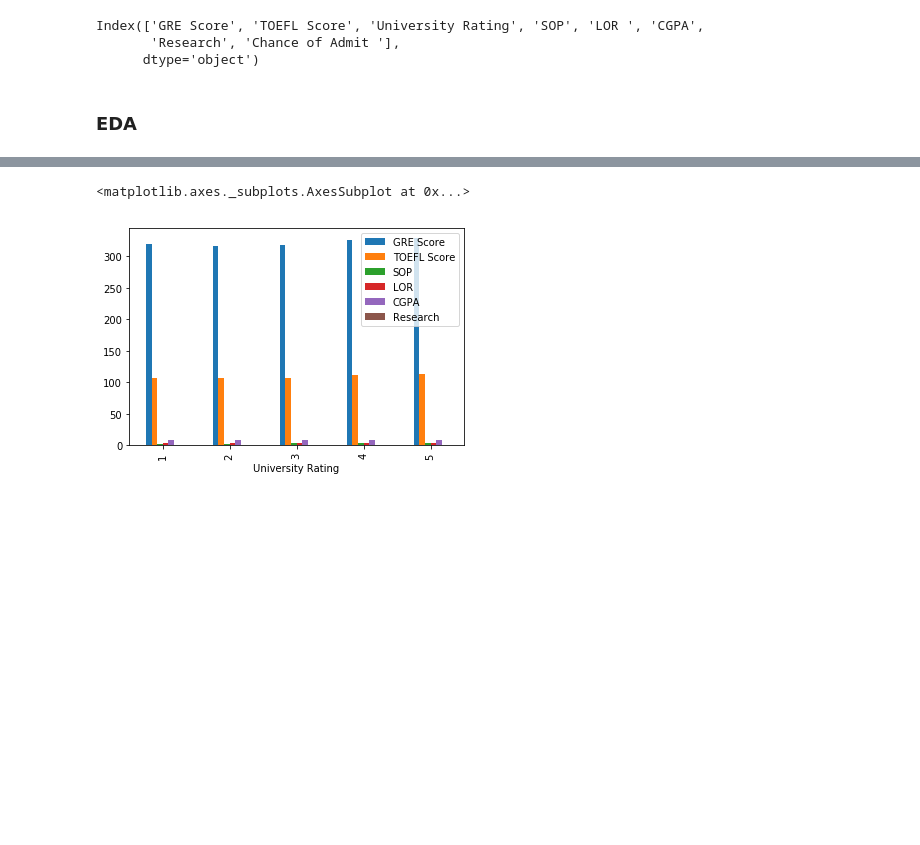
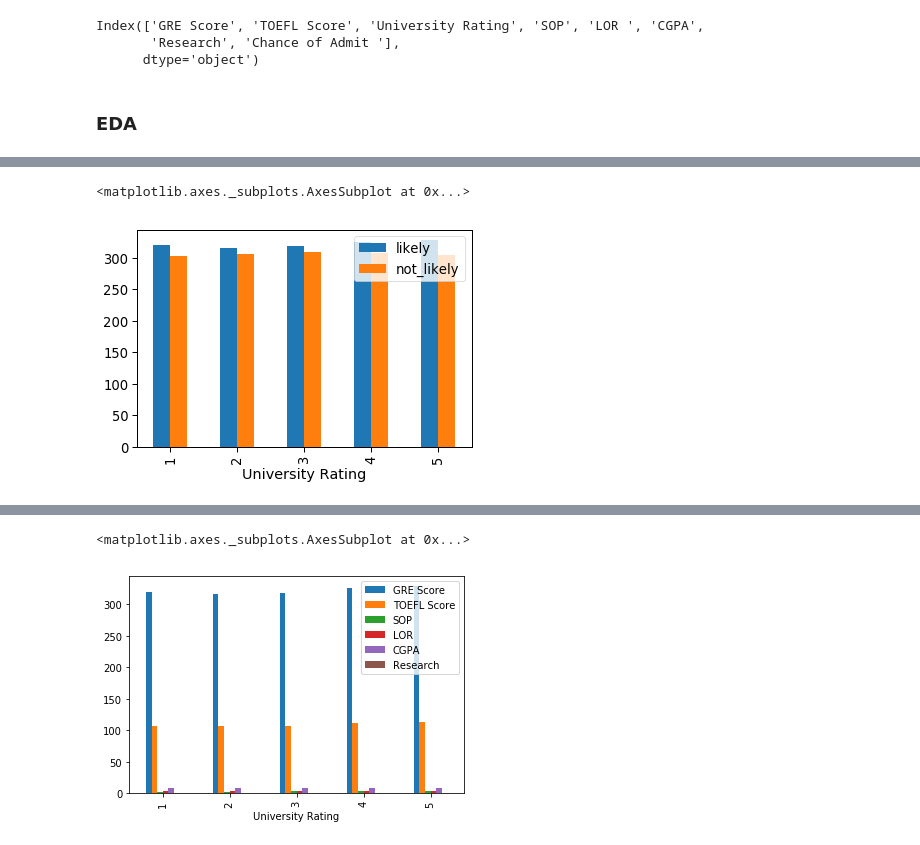
Before and after one commit to kylelee417/CollabProject, a Jupyter notebook: project_notebook.ipynb, the cells around one changed output, grey strips where cells are left out. Cells and saved outputs as stored; diff of their text form; code cells hidden in the pictures; blank space fills up the shorter version.

```diff
--- a/project_notebook.ipynb
+++ b/project_notebook.ipynb
@@ -120,0 +167,5 @@ TOEFL_compare.iplot(kind='bar',xTitle='Universty Rating',yTitle='TOEFL Score')
+# %%
+GRE_compare.plot(kind='bar')
+# %% [output]
+<matplotlib.axes._subplots.AxesSubplot at 0x...>
+[figure, added]
```
Also changed, not shown: parts of 18 cells of this notebook, 1 other file.
